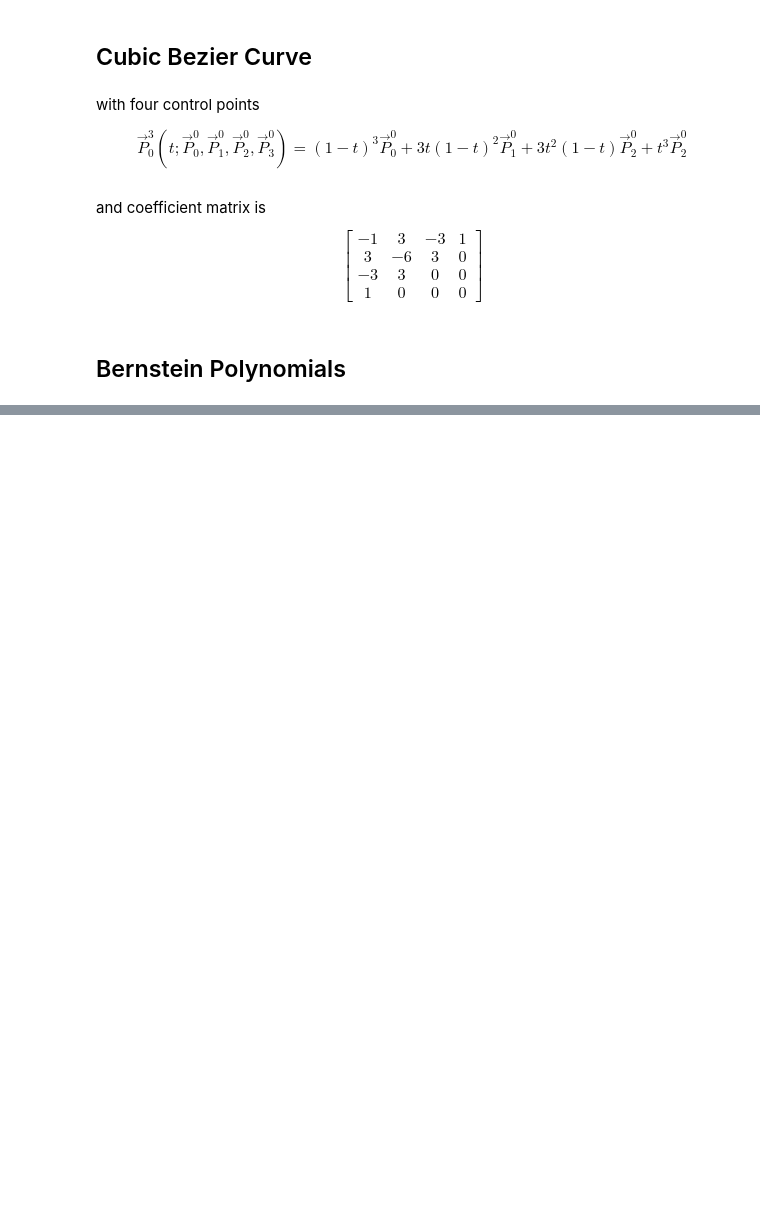
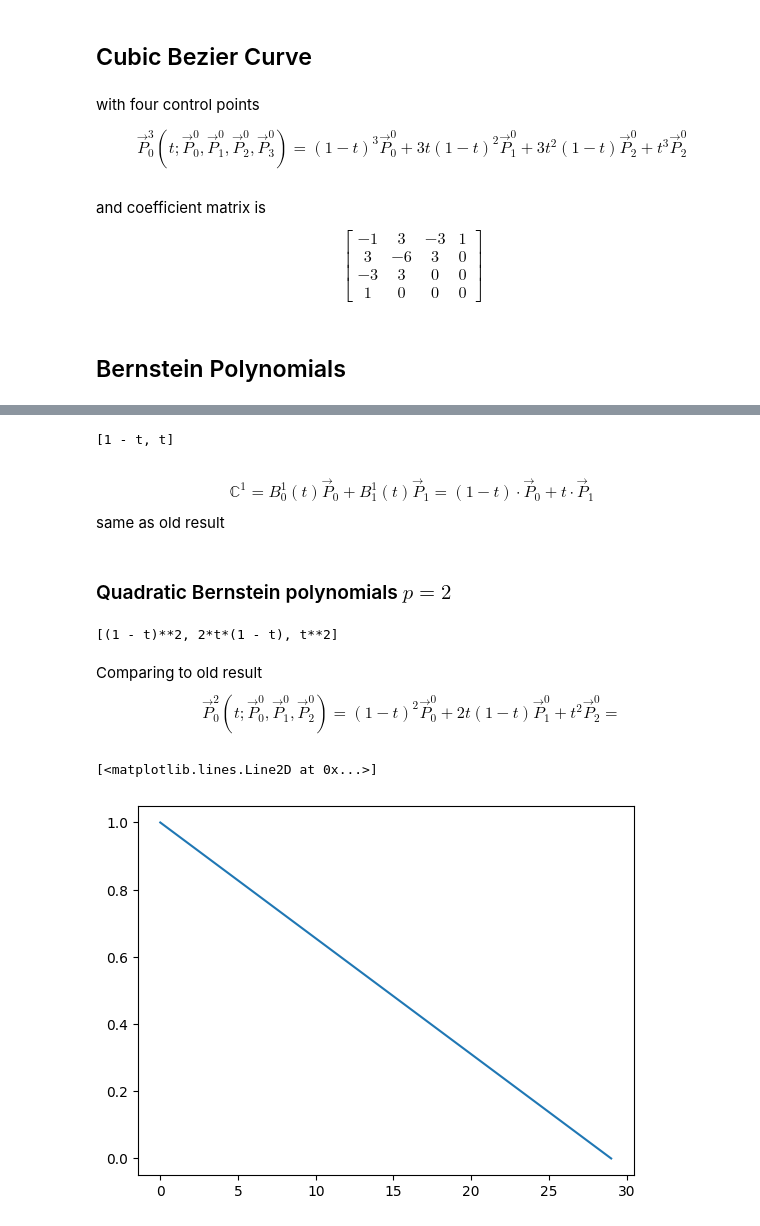
Before and after one commit to ajegorovs/aj_python_tool_lib, a Jupyter notebook: data_processing/Bezier_curves/notes_Hovey.ipynb, the cells around one changed output, grey strips where cells are left out. Cells and saved outputs as stored; diff of their text form; code cells hidden in the pictures; blank space fills up the shorter version.

Commit message:
Continuing with different polynomial basis. not all poly bases are equal for f-n fitting.

```diff
--- a/data_processing/Bezier_curves/notes_Hovey.ipynb
+++ b/data_processing/Bezier_curves/notes_Hovey.ipynb
@@ -223,0 +276,23 @@ $$
+# %%
+p = 1;[B(p,i,t) for i in range(0,p+1)]
+# %% [output]
+[1 - t, t]
+# %% [markdown]
+$$\mathbb{C}^1  = B_0^1(t) \vec{P}_0 +  B_1^1(t) \vec{P}_1 = (1-t)\cdot\vec{P}_0  + t \cdot \vec{P}_1$$
+same as old result
+# %% [markdown]
+### Quadratic Bernstein polynomials $p=2$
+# %%
+p = 2;[B(p,i,t) for i in range(0,p+1)]
+# %% [output]
+[(1 - t)**2, 2*t*(1 - t), t**2]
+# %% [markdown]
+Comparing to old result
+$$\vec{P}_0^2(t;\vec{P}_0^0,\vec{P}_1^0,\vec{P}_2^0) = (1-t)^2 \vec{P}_0^0 + 2t(1-t)\vec{P}_1^0 + t^2 \vec{P}_2^0=$$
+# %%
+from scipy.stats import binom
+
+plt.plot(binom.pmf(0, 1, times))
+# %% [output]
+[<matplotlib.lines.Line2D at 0x...>]
+[figure, added]
```
Also changed, not shown: parts of 15 cells of this notebook, 1 other file.
